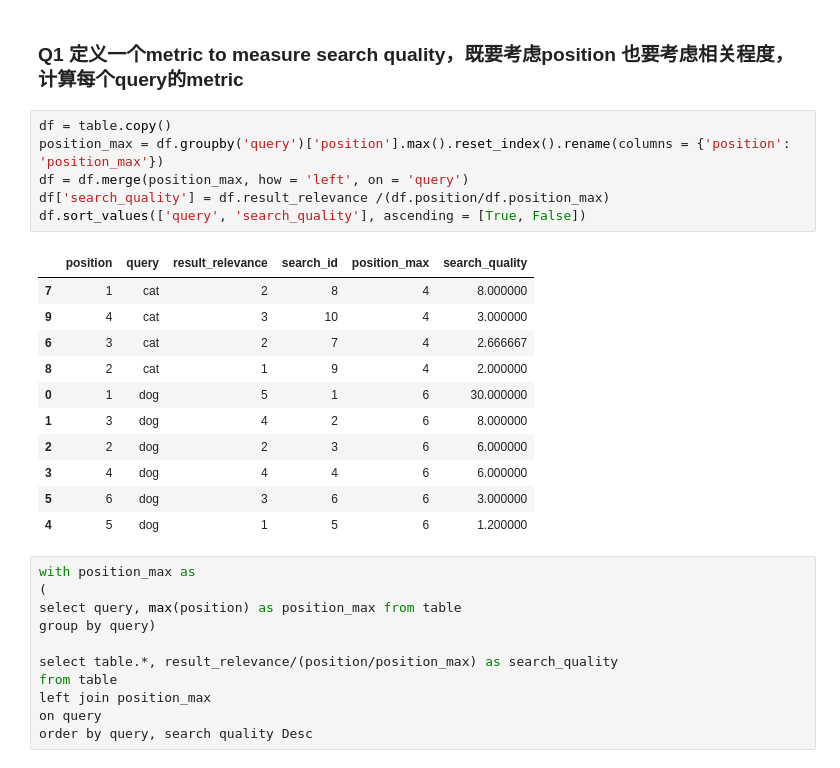
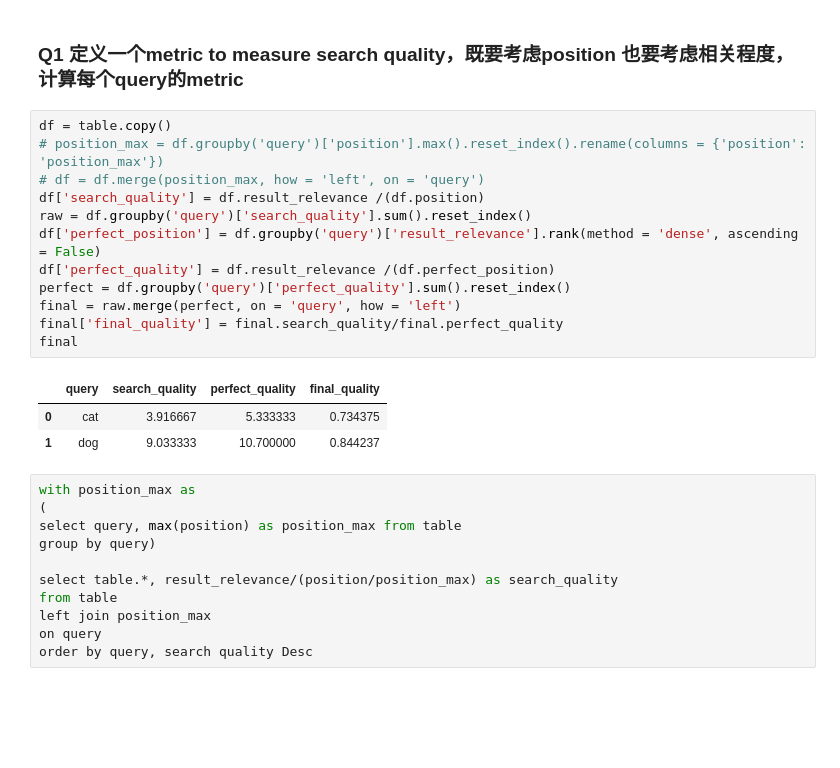
Before and after one commit to azaaza0319/exercise, a Jupyter notebook: python_sql_coding.ipynb, the cells around one changed output. Saved outputs shown, nothing was run; the diff lists cells and outputs as text; blank space fills up the shorter version.

```diff
--- a/python_sql_coding.ipynb
+++ b/python_sql_coding.ipynb
@@ -774,22 +891,20 @@ table = pd.DataFrame({'search_id':[1,2,3,4,5,6,7,8,9,10],
 ### Q1 定义一个metric to measure search quality，既要考虑position 也要考虑相关程度，计算每个query的metric
 # %%
 df = table.copy()
-position_max = df.groupby('query')['position'].max().reset_index().rename(columns = {'position': 'position_max'})
-df = df.merge(position_max, how = 'left', on = 'query')
-df['search_quality'] = df.result_relevance /(df.position/df.position_max)
-df.sort_values(['query', 'search_quality'], ascending = [True, False])
+# position_max = df.groupby('query')['position'].max().reset_index().rename(columns = {'position': 'position_max'})
+# df = df.merge(position_max, how = 'left', on = 'query')
+df['search_quality'] = df.result_relevance /(df.position)
+raw = df.groupby('query')['search_quality'].sum().reset_index()
+df['perfect_position'] = df.groupby('query')['result_relevance'].rank(method = 'dense', ascending = False)
+df['perfect_quality'] = df.result_relevance /(df.perfect_position)
+perfect = df.groupby('query')['perfect_quality'].sum().reset_index()
+final = raw.merge(perfect, on = 'query', how = 'left')
+final['final_quality'] = final.search_quality/final.perfect_quality
+final
 # %% [output]
-|  | position | query | result_relevance | search_id | position_max | search_quality |
-| 7 | 1 | cat | 2 | 8 | 4 | 8.000000 |
-| 9 | 4 | cat | 3 | 10 | 4 | 3.000000 |
-| 6 | 3 | cat | 2 | 7 | 4 | 2.666667 |
-| 8 | 2 | cat | 1 | 9 | 4 | 2.000000 |
-| 0 | 1 | dog | 5 | 1 | 6 | 30.000000 |
-| 1 | 3 | dog | 4 | 2 | 6 | 8.000000 |
-| 2 | 2 | dog | 2 | 3 | 6 | 6.000000 |
-| 3 | 4 | dog | 4 | 4 | 6 | 6.000000 |
-| 5 | 6 | dog | 3 | 6 | 6 | 3.000000 |
-| 4 | 5 | dog | 1 | 5 | 6 | 1.200000 |
+|  | query | search_quality | perfect_quality | final_quality |
+| 0 | cat | 3.916667 | 5.333333 | 0.734375 |
+| 1 | dog | 9.033333 | 10.700000 | 0.844237 |
 # %%
 with position_max as
 (
```
Also changed, not shown: parts of 40 cells of this notebook.
